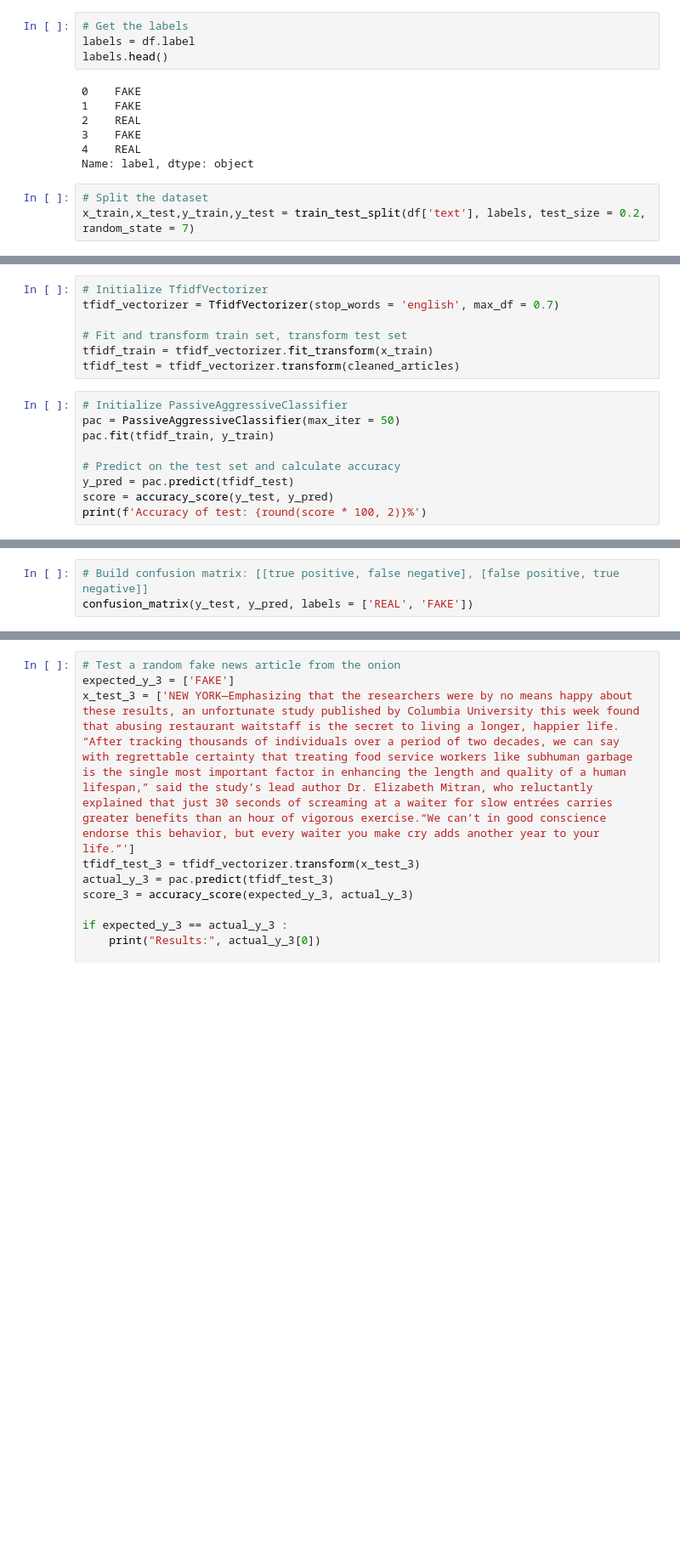
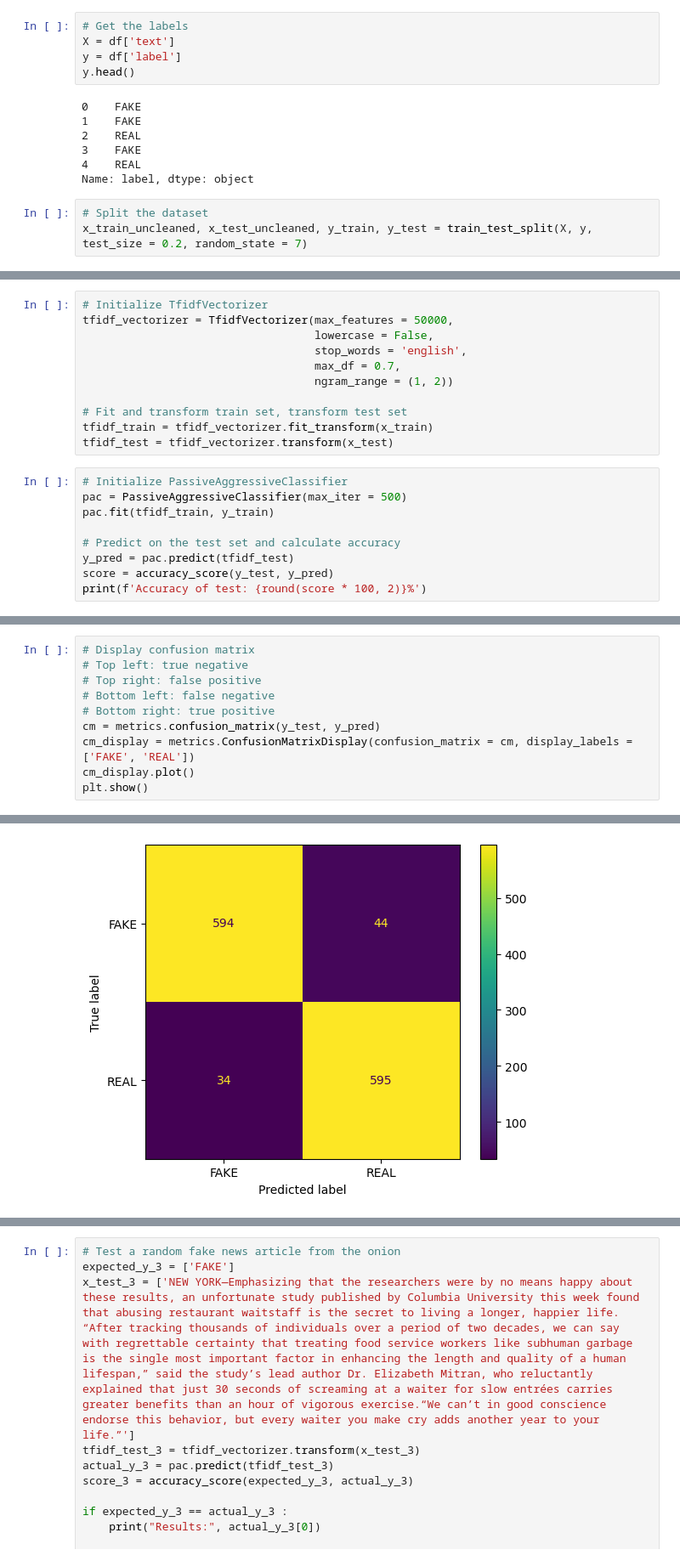
Before and after one commit to sm9801/Fake-News-Project, a Jupyter notebook: fake-news-detector.ipynb, the cells around one changed output, grey strips where cells are left out. Shown at 85% size. Saved outputs shown, nothing was run; the diff lists cells and outputs as text; blank space fills up the shorter version.

Commit message:
Added a plot of the confusion matrix

```diff
--- a/fake-news-detector.ipynb
+++ b/fake-news-detector.ipynb
@@ -44,8 +53,9 @@ df.head()
 | 4 | 875 | The Battle of New York: Why This ... | It's primary day in New York and ... | REAL |
 # %%
 # Get the labels
-labels = df.label
-labels.head()
+X = df['text']
+y = df['label']
+y.head()
 # %% [output]
 0    FAKE
 1    FAKE
@@ -55,5 +65,5 @@ labels.head()
 Name: label, dtype: object
 # %%
 # Split the dataset
-x_train,x_test,y_train,y_test = train_test_split(df['text'], labels, test_size = 0.2, random_state = 7)
+x_train_uncleaned, x_test_uncleaned, y_train, y_test = train_test_split(X, y, test_size = 0.2, random_state = 7)
 # %%
@@ -158,14 +149,18 @@ def sentiment_analysis(articles_list) :
             print("Neutral")
 # %%
 # Initialize TfidfVectorizer
-tfidf_vectorizer = TfidfVectorizer(stop_words = 'english', max_df = 0.7)
+tfidf_vectorizer = TfidfVectorizer(max_features = 50000,
+                                   lowercase = False,
+                                   stop_words = 'english',
+                                   max_df = 0.7,
+                                   ngram_range = (1, 2))
 
 # Fit and transform train set, transform test set
 tfidf_train = tfidf_vectorizer.fit_transform(x_train)
-tfidf_test = tfidf_vectorizer.transform(cleaned_articles)
+tfidf_test = tfidf_vectorizer.transform(x_test)
 # %%
 # Initialize PassiveAggressiveClassifier
-pac = PassiveAggressiveClassifier(max_iter = 50)
+pac = PassiveAggressiveClassifier(max_iter = 500)
 pac.fit(tfidf_train, y_train)
 
 # Predict on the test set and calculate accuracy
@@ -177,4 +178,11 @@ Accuracy of test: 92.58%
 # %%
-# Build confusion matrix: [[true positive, false negative], [false positive, true negative]]
-confusion_matrix(y_test, y_pred, labels = ['REAL', 'FAKE'])
+# Display confusion matrix
+# Top left: true negative
+# Top right: false positive
+# Bottom left: false negative
+# Bottom right: true positive
+cm = metrics.confusion_matrix(y_test, y_pred)
+cm_display = metrics.ConfusionMatrixDisplay(confusion_matrix = cm, display_labels = ['FAKE', 'REAL'])
+cm_display.plot()
+plt.show()
 # %% [output]
@@ -183,3 +189,4 @@ array([[585,  44],
+[figure, added]
 # %%
 # Test a random article from the Wall Street Journal
 expected_y = ['REAL']
```
Also changed, not shown: parts of 13 cells of this notebook.
